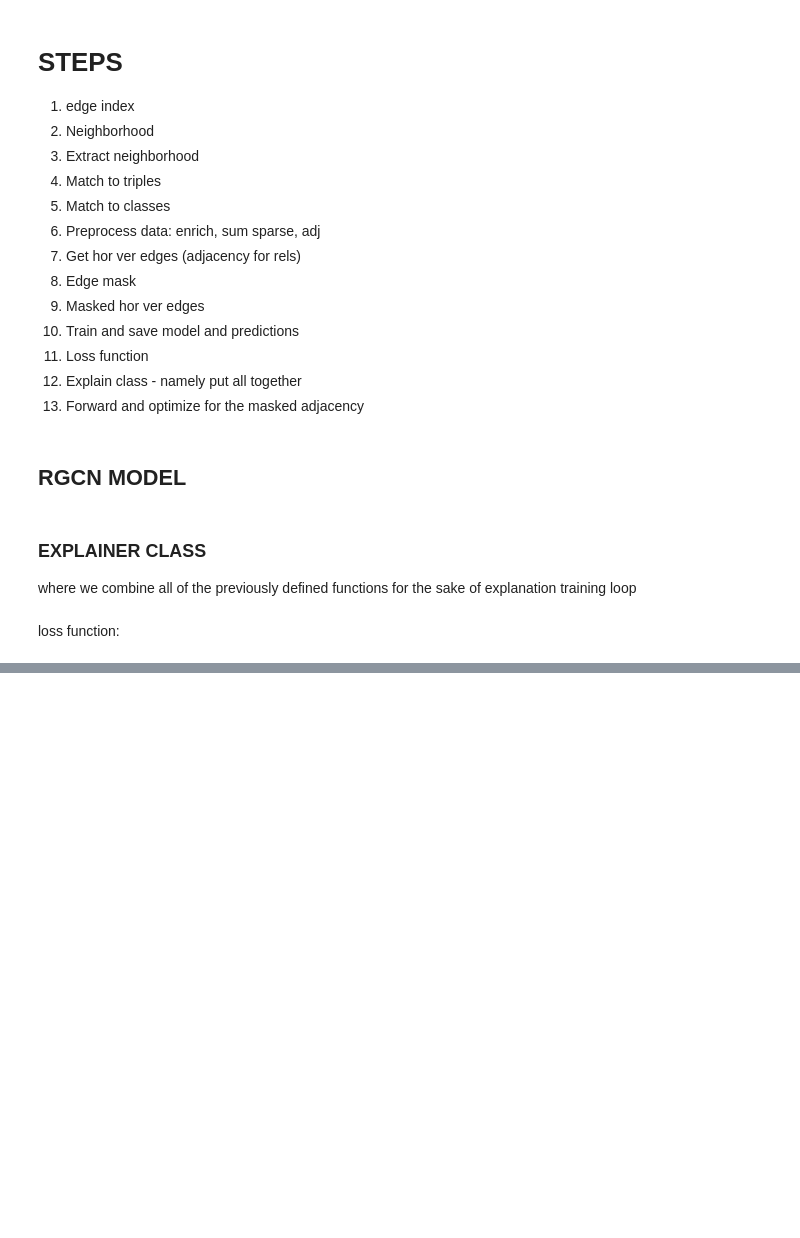
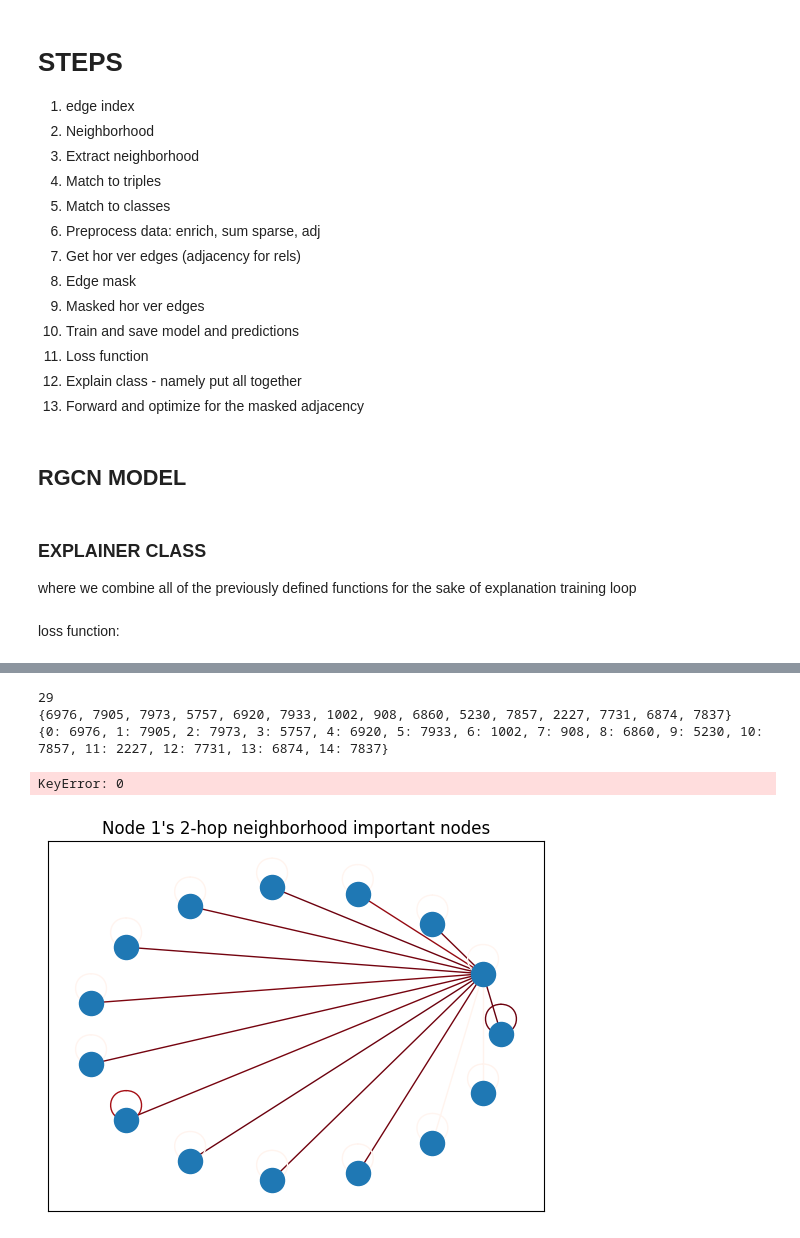
Before and after one commit to traopia/RGCN-Explainer, a Jupyter notebook: RGCN_explainer.ipynb, the cells around one changed output, grey strips where cells are left out. Saved outputs shown, nothing was run; the diff lists cells and outputs as text; code cells hidden in the pictures; blank space fills up the shorter version.

```diff
--- a/RGCN_explainer.ipynb
+++ b/RGCN_explainer.ipynb
@@ -711,6 +698,7 @@ for epoch in range(100):
     optimizer.zero_grad()
     ypred, masked_hor, masked_ver = explainer.forward()
     loss = explainer.criterion(epoch)
+    neighbors,n_hops, node_idx = explainer.return_stuff()
     #pred_label, original_label, neighbors, sub_label, sub_feat, num_hops = explainer.return_stuff()
 
 
@@ -783 +771,16 @@ tensor(indices=tensor([[ 23430,  23444,  23490,  23546,  24301,  24407,  24427,
        size=(753935, 8285), nnz=63, layout=torch.sparse_coo)
+# %%
+indices_nodes = masked_ver.coalesce().indices().detach().numpy()
+
+d = list(data.e2i.keys())
+values_indices_nodes = [d[i] for i in indices_nodes[1]]
+#values_indices_nodes
+
+#np.transpose(indices_nodes)
+new_ver = indices_nodes[0]%data.num_entities
+new_index = np.transpose(np.stack((new_ver, indices_nodes[1])))
+new_index
+G = nx.from_edgelist(new_index)
+list(masked_ver.coalesce().values().detach().numpy())
+G.number_of_edges()
+values_indices_nodes
@@ -783,0 +825,42 @@ tensor(indices=tensor([[ 23430,  23444,  23490,  23546,  24301,  24407,  24427,
+# %%
+#Visualize the result
+def visualize_result(node_idx, masked_ver, neighbors, data, num_hops):
+    """Visualizes the n-hop neighborhood of a given node."""
+    #G = nx.from_pandas_adjacency(pd.DataFrame(masked_adj.detach().numpy()))
+    new_ver = indices_nodes[0]%data.num_entities
+    new_index = np.transpose(np.stack((new_ver, indices_nodes[1])))
+    G = nx.from_edgelist(new_index)
+    print(G.number_of_edges())
+    labeldict = {}
+    print(neighbors)
+    for i,j in zip(range(len(neighbors)),neighbors):
+        labeldict[i] = j
+    print(labeldict)
+
+
+
+    edge_colors = list(masked_ver.coalesce().values().detach().numpy())[:29]
+
+    # draw graph with edge colors
+    plt.figure()
+    plt.title("Node {}'s {}-hop neighborhood important nodes".format(node_idx, num_hops))
+    pos = nx.circular_layout(G)
+    nx.draw(G, pos=pos, with_labels=True, edge_color = edge_colors, edge_cmap=plt.cm.Reds,labels = labeldict, cmap="Set2" )
+
+    #add colorbar legend
+
+
+    sm = plt.cm.ScalarMappable(cmap=plt.cm.Reds, norm=plt.Normalize(vmin=0, vmax=1))
+    sm.set_array(edge_colors)
+    cbar = plt.colorbar(sm)
+    cbar.ax.set_title('Weight')
+
+    plt.show()
+
+visualize_result(1, masked_ver, neighbors,data,2)
+# %% [output]
+29
+{6976, 7905, 7973, 5757, 6920, 7933, 1002, 908, 6860, 5230, 7857, 2227, 7731, 6874, 7837}
+{0: 6976, 1: 7905, 2: 7973, 3: 5757, 4: 6920, 5: 7933, 6: 1002, 7: 908, 8: 6860, 9: 5230, 10: 7857, 11: 2227, 12: 7731, 13: 6874, 14: 7837}
+KeyError: 0
+[figure, added]
```
Also changed, not shown: parts of 10 cells of this notebook, 3 other files.
